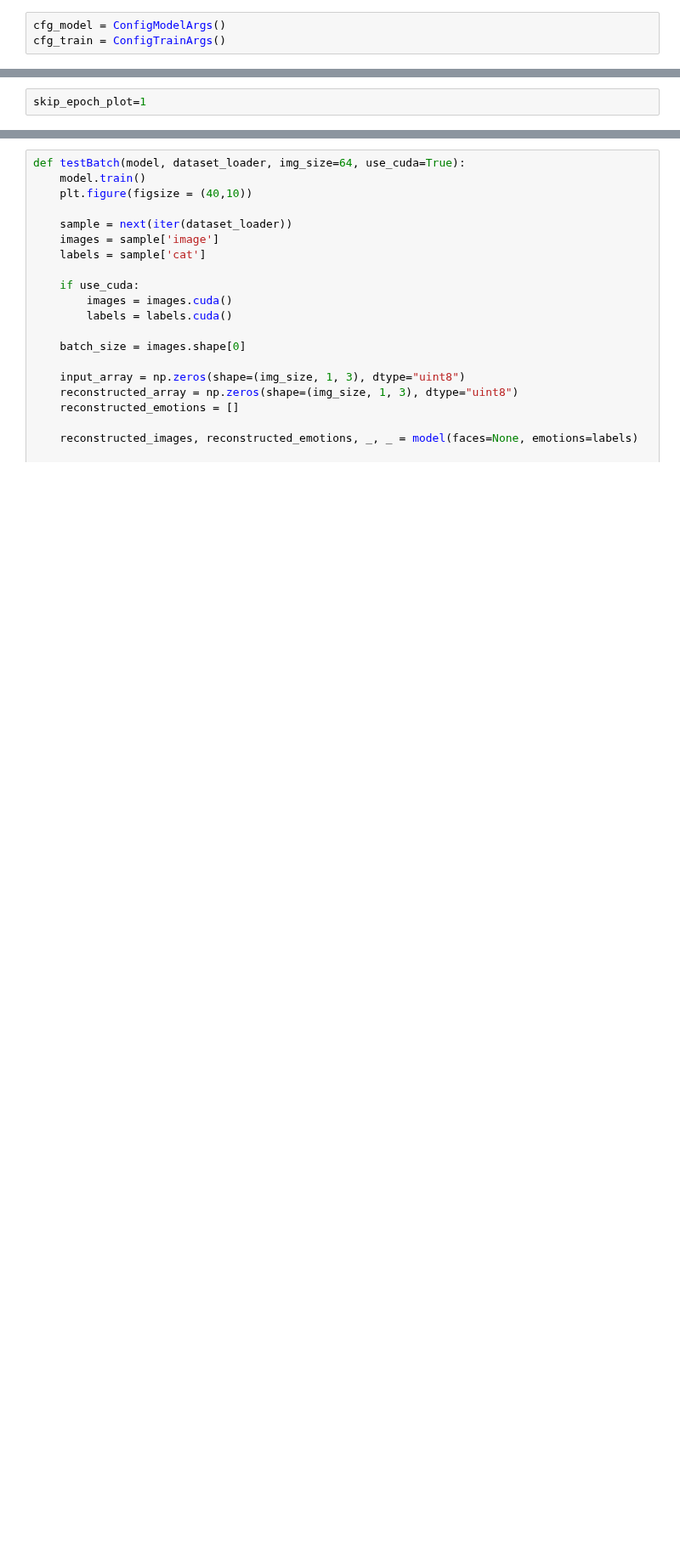
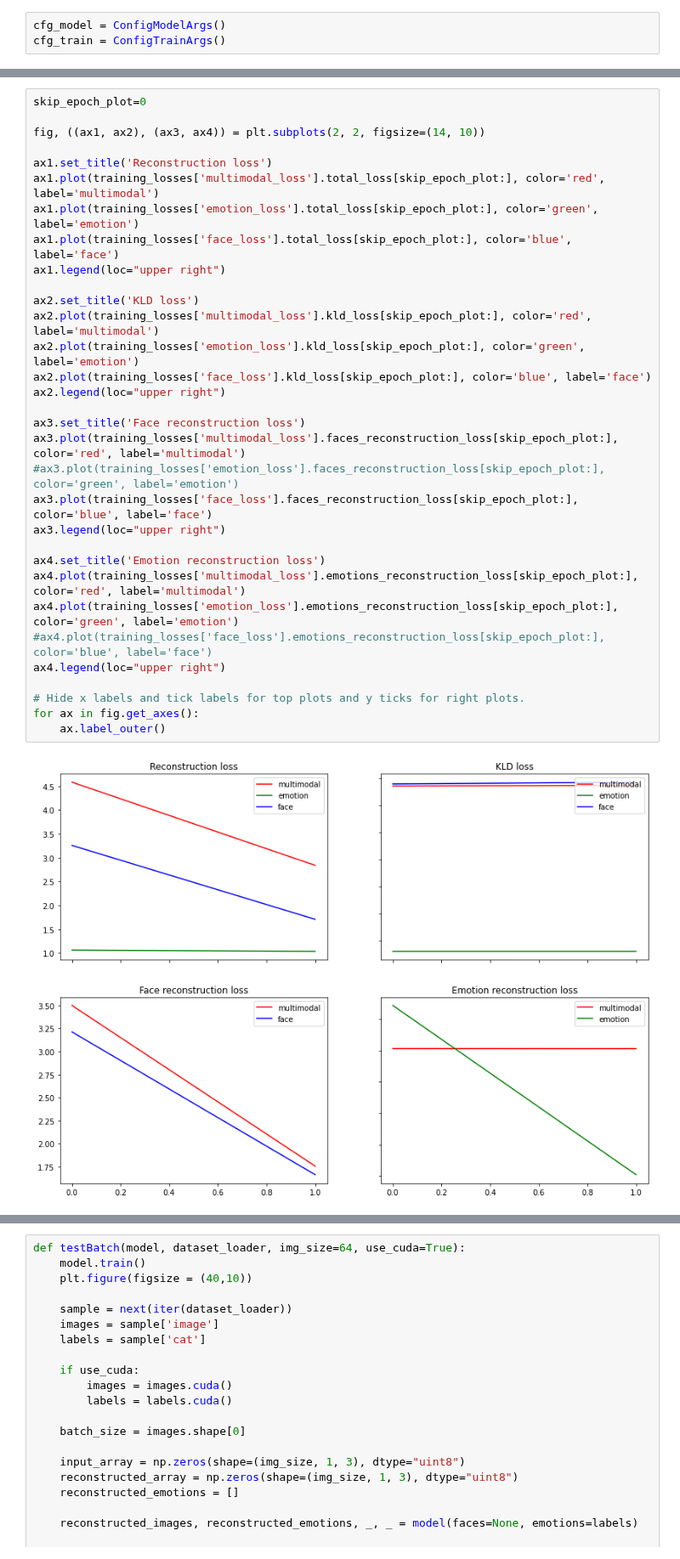
Before and after one commit to Ale-Ba2lero/Multimodal-Emotion-Analysis, a Jupyter notebook: src/mvae_torch/face_emotions_mvae_torch.ipynb, the cells around one changed output, grey strips where cells are left out. Shown at 85% size. Cells and saved outputs as stored; diff of their text form; blank space fills up the shorter version.

```diff
--- a/src/mvae_torch/face_emotions_mvae_torch.ipynb
+++ b/src/mvae_torch/face_emotions_mvae_torch.ipynb
@@ -273,2 +115,34 @@ Mean emotions_reconstruction loss: 4.1573e-06;
 # %%
-skip_epoch_plot=1
+skip_epoch_plot=0
+
+fig, ((ax1, ax2), (ax3, ax4)) = plt.subplots(2, 2, figsize=(14, 10))
+
+ax1.set_title('Reconstruction loss')
+ax1.plot(training_losses['multimodal_loss'].total_loss[skip_epoch_plot:], color='red', label='multimodal')
+ax1.plot(training_losses['emotion_loss'].total_loss[skip_epoch_plot:], color='green', label='emotion')
+ax1.plot(training_losses['face_loss'].total_loss[skip_epoch_plot:], color='blue', label='face')
+ax1.legend(loc="upper right")
+
+ax2.set_title('KLD loss')
+ax2.plot(training_losses['multimodal_loss'].kld_loss[skip_epoch_plot:], color='red', label='multimodal')
+ax2.plot(training_losses['emotion_loss'].kld_loss[skip_epoch_plot:], color='green', label='emotion')
+ax2.plot(training_losses['face_loss'].kld_loss[skip_epoch_plot:], color='blue', label='face')
+ax2.legend(loc="upper right")
+
+ax3.set_title('Face reconstruction loss')
+ax3.plot(training_losses['multimodal_loss'].faces_reconstruction_loss[skip_epoch_plot:], color='red', label='multimodal')
+#ax3.plot(training_losses['emotion_loss'].faces_reconstruction_loss[skip_epoch_plot:], color='green', label='emotion')
+ax3.plot(training_losses['face_loss'].faces_reconstruction_loss[skip_epoch_plot:], color='blue', label='face')
+ax3.legend(loc="upper right")
+
+ax4.set_title('Emotion reconstruction loss')
+ax4.plot(training_losses['multimodal_loss'].emotions_reconstruction_loss[skip_epoch_plot:], color='red', label='multimodal')
+ax4.plot(training_losses['emotion_loss'].emotions_reconstruction_loss[skip_epoch_plot:], color='green', label='emotion')
+#ax4.plot(training_losses['face_loss'].emotions_reconstruction_loss[skip_epoch_plot:], color='blue', label='face')
+ax4.legend(loc="upper right")
+
+# Hide x labels and tick labels for top plots and y ticks for right plots.
+for ax in fig.get_axes():
+    ax.label_outer()
+# %% [output]
+[figure, added]
```
Also changed, not shown: parts of 14 cells of this notebook, 1 other file.
